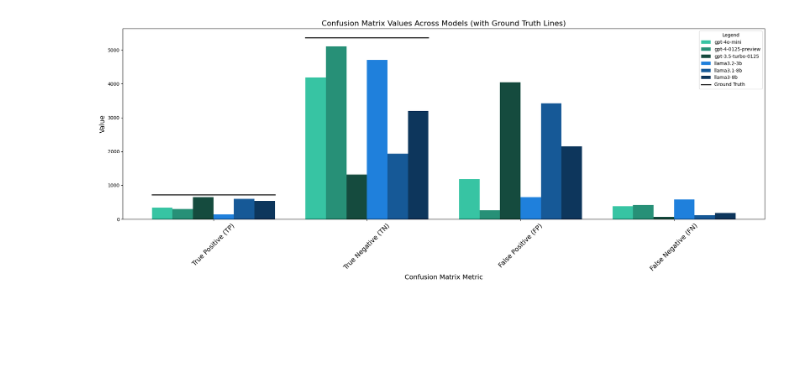
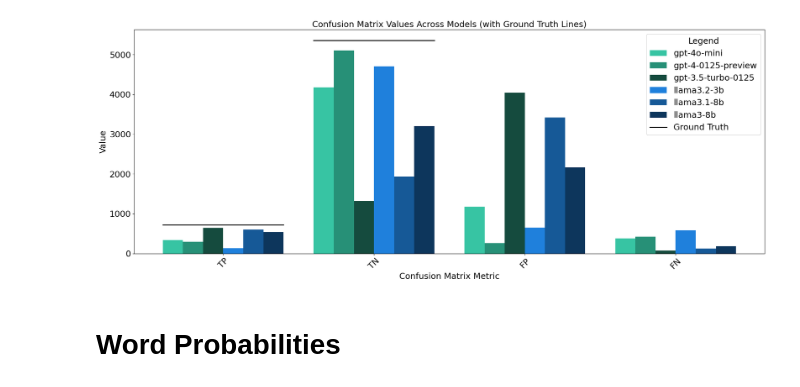
Before and after one commit to danylokhrin2/DataAnalyticsSeminar, a Jupyter notebook: evaluation.ipynb, the cells around one changed output. Cells and saved outputs as stored; diff of their text form; code cells hidden in the pictures; blank space fills up the shorter version.

Commit message:
cleaned up repository

```diff
--- a/evaluation.ipynb
+++ b/evaluation.ipynb
@@ -184,88 +144,72 @@ import matplotlib.pyplot as plt
 import seaborn as sns
 from sklearn.metrics import confusion_matrix
 
-# Load your CSV
 df = pd.read_csv("./data/result/MASTER.csv")
 
-# Initialize confusion values list
 confusion_values = []
 
-# Loop through LLM model columns
-model_columns = ["gpt-4o-mini", "gpt-4-0125-preview", "gpt-3.5-turbo-0125",
-                 "llama3.2-3b", "llama3.1-8b", "llama3-8b"]
+model_columns = ["gpt-4o-mini", "gpt-4-0125-preview", "gpt-3.5-turbo-0125", "llama3.2-3b", "llama3.1-8b", "llama3-8b"]
 
 for model in model_columns:
     # Cast SEXISM to int
     y_true = df['SEXISM'].astype(float).astype(int)
-    df[model] = pd.to_numeric(df[model], errors='coerce').fillna(0).astype(int)  # Clean model column
+    df[model] = pd.to_numeric(df[model], errors='coerce').fillna(0).astype(int)
     y_pred = df[model]
 
-    # Calculate confusion matrix
     tn, fp, fn, tp = confusion_matrix(y_true, y_pred).ravel()
 
-    # Append confusion matrix values
     confusion_values.append({
         "Model": model,
-        "True Positive (TP)": tp,
-        "True Negative (TN)": tn,
-        "False Positive (FP)": fp,
-        "False Negative (FN)": fn
+        "TP": tp,
+        "TN": tn,
+        "FP": fp,
+        "FN": fn
     })
 
-# Calculate total counts of sexist and non-sexist tweets
 total_sexist = (df['SEXISM'] == 1).sum()
 total_non_sexist = (df['SEXISM'] == 0).sum()
-
-# Convert confusion values to DataFrame
 confusion_df = pd.DataFrame(confusion_values)
-
-# Melt the DataFrame for easier plotting
 confusion_melted = confusion_df.melt(id_vars="Model", var_name="Metric", value_name="Value")
 
-# Define custom colors for the models
 palette = {
     "gpt-4o-mini": "#1FDCB0",
     "gpt-4-0125-preview": "#16A180",
     "gpt-3.5-turbo-0125": "#0C5443",
     "llama3.2-3b": "#0081FB",
     "llama3.1-8b": "#005AAD",
     "llama3-8b": "#003669"
 }
 
-# Plot confusion matrix values
 plt.figure(figsize=(20, 8))
 sns.barplot(data=confusion_melted, x="Metric", y="Value", hue="Model", palette=palette)
 
-# Define metric positions for the plot
 metrics = confusion_melted["Metric"].unique()
 metric_positions = {metric: i for i, metric in enumerate(metrics)}
 
-# Add dotted lines for total counts of sexist and non-sexist tweets
-for metric, total_count in [("True Positive (TP)", total_sexist), ("True Negative (TN)", total_non_sexist)]:
+for metric, total_count in [("TP", total_sexist), ("TN", total_non_sexist)]:
     if metric in metric_positions:
         i = metric_positions[metric]
         plt.plot(
-            [i - 0.4, i + 0.4],  # Start and end positions on the x-axis
-            [total_count, total_count],  # y-axis value for the line
+            [i - 0.4, i + 0.4],
+            [total_count, total_count],
             color="black" ,
             linestyle="-",
             linewidth=2,
             label=f"Ground Truth" if i == 0 else None
         )
 
-# Customize the plot
-plt.title("Confusion Matrix Values Across Models (with Ground Truth Lines)", fontsize=16)
-plt.xlabel("Confusion Matrix Metric", fontsize=14)
-plt.ylabel("Value", fontsize=14)
-plt.xticks(rotation=45, fontsize=14)
-plt.legend(title="Legend", fontsize=10)
+
+plt.title("Confusion Matrix Values Across Models (with Ground Truth Lines)", fontsize=18)
+plt.xlabel("Confusion Matrix Metric", fontsize=18)
+plt.ylabel("Value", fontsize=18)
+plt.xticks(rotation=45, fontsize=18)
+plt.yticks(fontsize=18)
+plt.legend(title="Legend", fontsize=18, title_fontsize=18)
 plt.tight_layout()
-
-# Save the plot
-plt.savefig("confusion_matrix_with_metric_specific_ground_truth_lines.png")
-
-# Show the plot
+plt.savefig("plots/confusion_matrix_with_metric_specific_ground_truth_lines.png")
 plt.show()
 # %% [output]
-[figure, old version]
+[figure, new version]
+# %% [markdown]
+# Word Probabilities
 # %%
```
Also changed, not shown: parts of 7 cells of this notebook, 10 other files.
